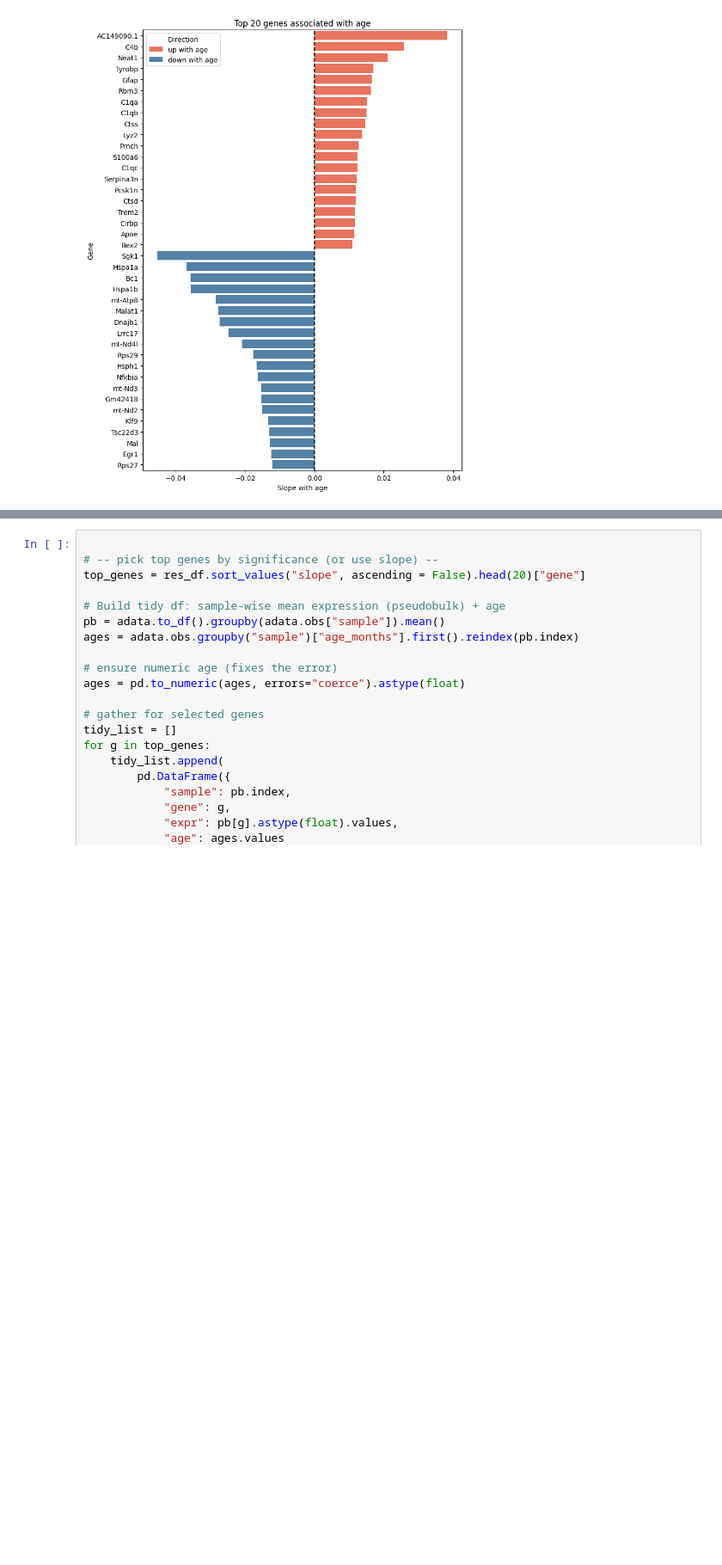
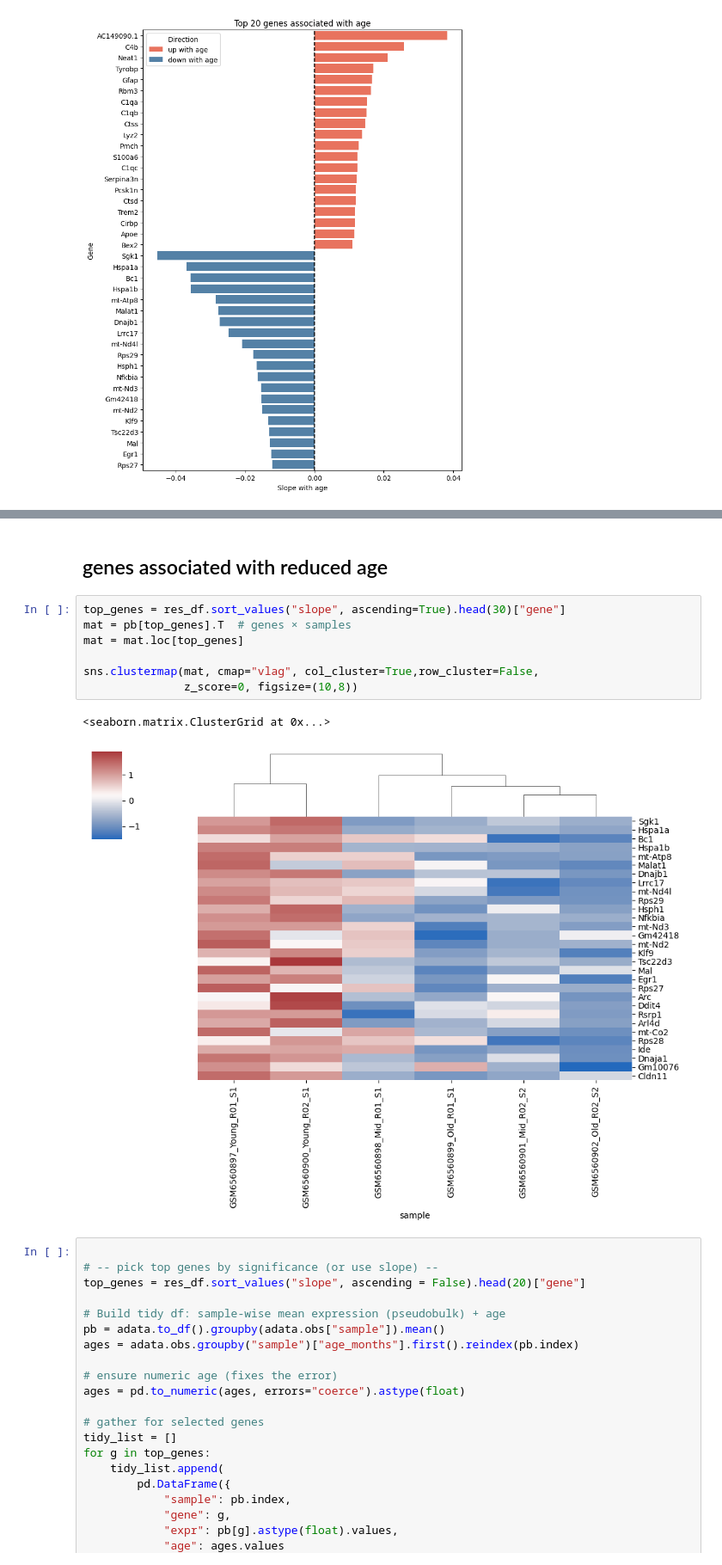
Before and after one commit to christoffermattssonlangseth/OligoC4b, a Jupyter notebook: notebooks/Visum_aging_age_associated_changes.ipynb, the cells around one changed output, grey strips where cells are left out. Shown at 86% size. Saved outputs shown, nothing was run; the diff lists cells and outputs as text; blank space fills up the shorter version.

```diff
--- a/notebooks/Visum_aging_age_associated_changes.ipynb
+++ b/notebooks/Visum_aging_age_associated_changes.ipynb
@@ -102,3 +104,15 @@ sns.clustermap(mat, cmap="vlag", col_cluster=True,
+# %% [markdown]
+## genes associated with reduced age
+# %%
+top_genes = res_df.sort_values("slope", ascending=True).head(30)["gene"]
+mat = pb[top_genes].T  # genes × samples
+mat = mat.loc[top_genes]
+
+sns.clustermap(mat, cmap="vlag", col_cluster=True,row_cluster=False,
+               z_score=0, figsize=(10,8))
+# %% [output]
+<seaborn.matrix.ClusterGrid at 0x...>
+[figure, added]
 # %%
 
 # -- pick top genes by significance (or use slope) --
```
Also changed, not shown: parts of 2 cells of this notebook, 1 other file.
